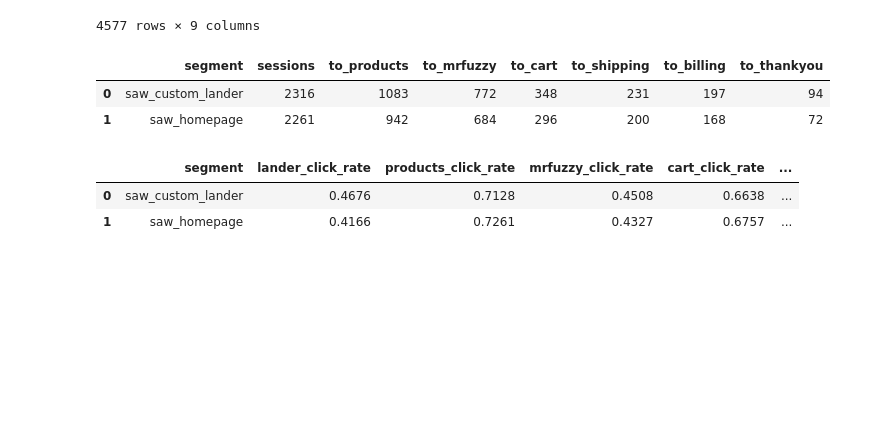
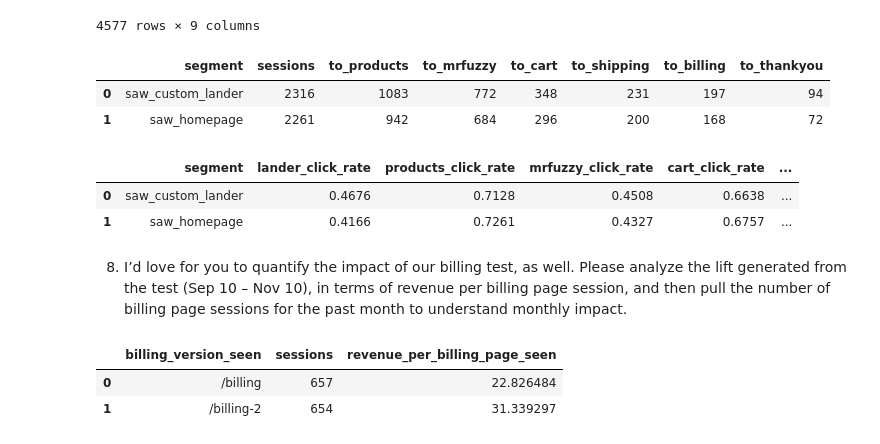
Before and after one commit to roblivesinottawa/ecommerce_project, a Jupyter notebook: notebook/midcourse.ipynb, the cells around one changed output. Saved outputs shown, nothing was run; the diff lists cells and outputs as text; code cells hidden in the pictures; blank space fills up the shorter version.

```diff
--- a/notebook/midcourse.ipynb
+++ b/notebook/midcourse.ipynb
@@ -691,3 +691,42 @@ df
 |  | segment | lander_click_rate | products_click_rate | mrfuzzy_click_rate | cart_click_rate | ... |
 | 0 | saw_custom_lander | 0.4676 | 0.7128 | 0.4508 | 0.6638 | ... |
 | 1 | saw_homepage | 0.4166 | 0.7261 | 0.4327 | 0.6757 | ... |
+# %% [markdown]
+8.	I’d love for you to quantify the impact of our billing test, as well. Please analyze the lift generated
+from the test (Sep 10 – Nov 10), in terms of revenue per billing page session, and then pull the number
+of billing page sessions for the past month to understand monthly impact.
+# %%
+def billing_page_session_monthly():
+    try:
+        query = '''
+        SELECT
+            billing_version_seen,
+            COUNT(DISTINCT website_session_id) AS sessions,
+            SUM(price_usd) / COUNT(DISTINCT website_session_id) AS revenue_per_billing_page_seen
+        FROM(
+        SELECT
+            wp.website_session_id,
+            wp.pageview_url AS billing_version_seen,
+            o.order_id,
+            o.price_usd
+        FROM website_pageviews wp
+            LEFT JOIN orders o
+                ON o.website_session_id = wp.website_session_id
+        WHERE wp.created_at > '2012-09-10'
+            AND wp.created_at < '2012-11-10'
+            AND wp.pageview_url IN ('/billing','/billing-2')
+        ) AS billing_pageviews_and_order_data
+        GROUP BY 1
+        ;
+        '''
+        engine.execute(query).fetchall()
+        df = pd.read_sql(query, engine)
+        return df
+    except:
+        print('error')
+
+billing_page_session_monthly()
+# %% [output]
+|  | billing_version_seen | sessions | revenue_per_billing_page_seen |
+| 0 | /billing | 657 | 22.826484 |
+| 1 | /billing-2 | 654 | 31.339297 |
```
Also changed, not shown: parts of 1 cell of this notebook.
